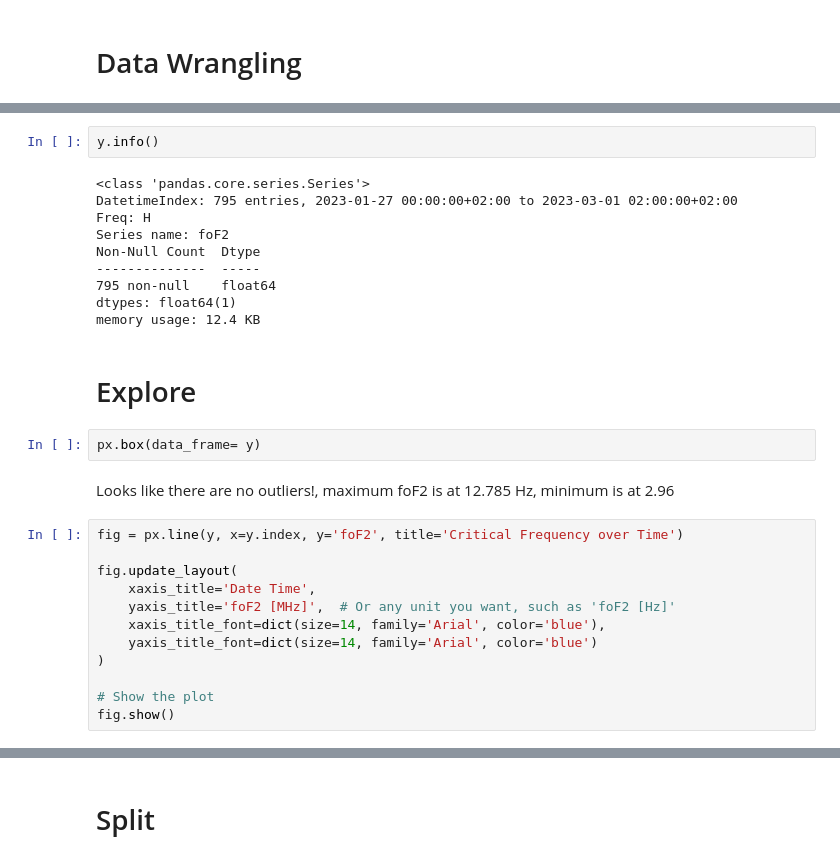
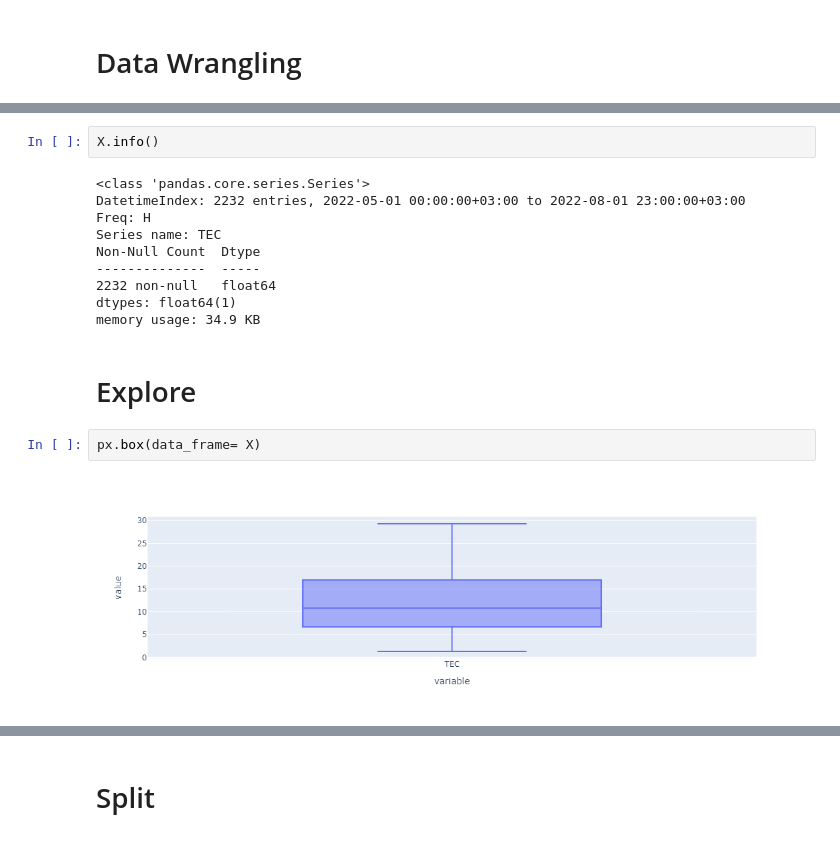
Before and after one commit to elqwaisney/Ionogram-Scaled-Charecteristics-analysis, a Jupyter notebook: Ionogram.ipynb, the cells around one changed output, grey strips where cells are left out. Saved outputs shown, nothing was run; the diff lists cells and outputs as text.

```diff
--- a/Ionogram.ipynb
+++ b/Ionogram.ipynb
@@ -72,30 +86,18 @@ Freq: H, Name: foF2, dtype: float64
 # %%
-y.info()
+X.info()
 # %% [output]
 <class 'pandas.core.series.Series'>
-DatetimeIndex: 795 entries, 2023-01-27 00:00:00+02:00 to 2023-03-01 02:00:00+02:00
+DatetimeIndex: 2232 entries, 2022-05-01 00:00:00+03:00 to 2022-08-01 23:00:00+03:00
 Freq: H
-Series name: foF2
+Series name: TEC
 Non-Null Count  Dtype
 --------------  -----
-795 non-null    float64
+2232 non-null   float64
 dtypes: float64(1)
-memory usage: 12.4 KB
+memory usage: 34.9 KB
 # %% [markdown]
 # Explore
 # %%
-px.box(data_frame= y)
+px.box(data_frame= X)
+# %% [output]
+[figure, added]
-# %% [markdown]
-Looks like there are no outliers!, maximum foF2 is at 12.785 Hz, minimum is at 2.96
-# %%
-fig = px.line(y, x=y.index, y='foF2', title='Critical Frequency over Time')
-
-fig.update_layout(
-    xaxis_title='Date Time',
-    yaxis_title='foF2 [MHz]',  # Or any unit you want, such as 'foF2 [Hz]'
-    xaxis_title_font=dict(size=14, family='Arial', color='blue'),
-    yaxis_title_font=dict(size=14, family='Arial', color='blue')
-)
-
-# Show the plot
-fig.show()
```
Also changed, not shown: parts of 14 cells of this notebook, 2 other files.
